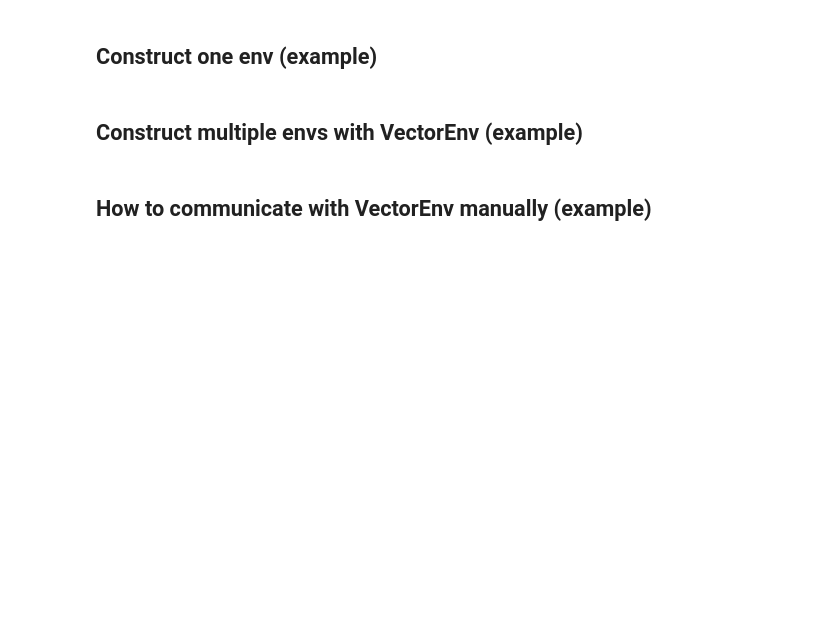
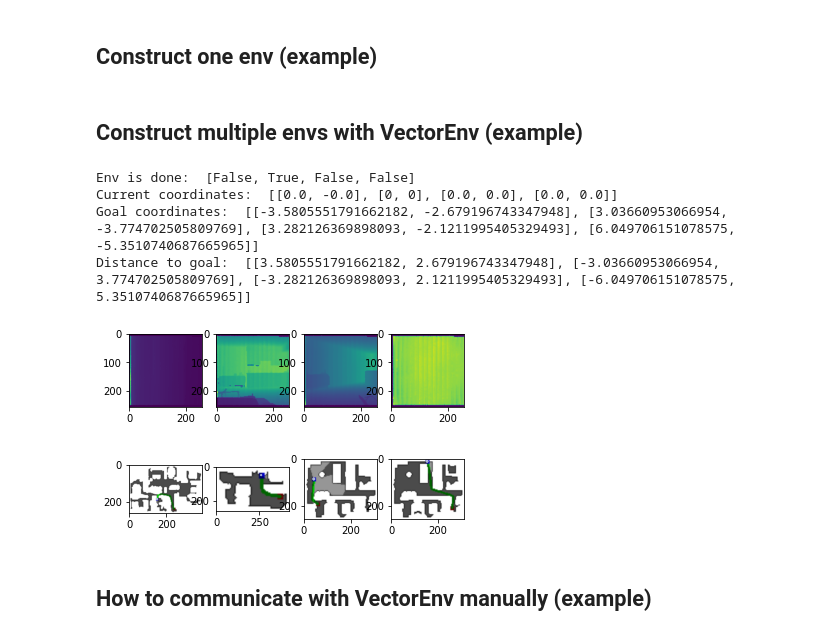
Before and after one commit to cog-isa/rl_navigation, a Jupyter notebook: image/root/DDPPO/train_example.ipynb, the cells around one changed output. Drawn from its saved outputs; the diff is of its cells as text; code cells hidden in the pictures; blank space fills up the shorter version.

```diff
--- a/image/root/DDPPO/train_example.ipynb
+++ b/image/root/DDPPO/train_example.ipynb
@@ -112,7 +114,7 @@ config.TASK_CONFIG.SIMULATOR.SCENE = '/data/gibson/Aldrich.glb'
 config.TASK_CONFIG.TASK.GOAL_SENSOR_UUID = 'pos'#'pointgoal_with_gps_compass'
 config.NUM_UPDATES = 50000
 config.ENV_NAME = 'MyRLEnvNew'
-config.NUM_PROCESSES = 6
+config.NUM_PROCESSES = 4
 config.RL.FRAMESKIP = 20
 config.RL.FRAMESTACK = 1
 config.freeze()
@@ -150,31 +152,37 @@ envs = VectorEnv(make_env_fn=make_env_fn,
 # %%
 obs = envs.reset()
 # %%
-outputs = envs.step([2,2,2,2])
+outputs = envs.step([2,0,2,2])
 
 observations, rewards, dones, infos = [list(x) for x in zip(*outputs)]
 
 OBSERVATION_SPACE_COMMAND = 'obs'
 for write_fn in envs._connection_write_fns:
     write_fn((OBSERVATION_SPACE_COMMAND, None))
 obs = [read_fn() for read_fn in envs._connection_read_fns]
 
 OBSERVATION_SPACE_COMMAND = ['trux','truy','goalx','goaly']
 for i,command in enumerate(OBSERVATION_SPACE_COMMAND):
     for write_fn in envs._connection_write_fns:
         write_fn((command, None))
     OBSERVATION_SPACE_COMMAND[i] = [read_fn() for read_fn in envs._connection_read_fns]
 
 figure, axes = plt.subplots(nrows=2, ncols=config.NUM_PROCESSES)
 for i in range(config.NUM_PROCESSES):
-    top_down_map = draw_top_down_map(infos[i], obs[i][0]["heading"][0], obs[i][0]['rgb'][0].shape[0])
+    top_down_map = draw_top_down_map(infos[i], obs[i]["heading"][0], obs[i]['rgb'][0].shape[0])
     axes[0, i].imshow(observations[i]['depth'][:,:,0])
     axes[1, i].imshow(top_down_map)
 
 print('Env is done: ',dones)
 print('Current coordinates: ',list(map(list, zip(*OBSERVATION_SPACE_COMMAND[:2]))))
 print('Goal coordinates: ',list(map(list, zip(*OBSERVATION_SPACE_COMMAND[2:]))))
 print('Distance to goal: ',[list(observations[i]['pos']) for i in range(config.NUM_PROCESSES)])
+# %% [output]
+Env is done:  [False, True, False, False]
+Current coordinates:  [[0.0, -0.0], [0, 0], [0.0, 0.0], [0.0, 0.0]]
+Goal coordinates:  [[-3.5805551791662182, -2.679196743347948], [3.03660953066954, -3.774702505809769], [3.282126369898093, -2.1211995405329493], [6.049706151078575, -5.3510740687665965]]
+Distance to goal:  [[3.5805551791662182, 2.679196743347948], [-3.03660953066954, 3.774702505809769], [-3.282126369898093, 2.1211995405329493], [-6.049706151078575, 5.3510740687665965]]
+[figure, added]
 # %% [markdown]
 ## How to communicate with VectorEnv manually (example)
 # %%
```
Also changed, not shown: parts of 1 cell of this notebook, 52 other files.
